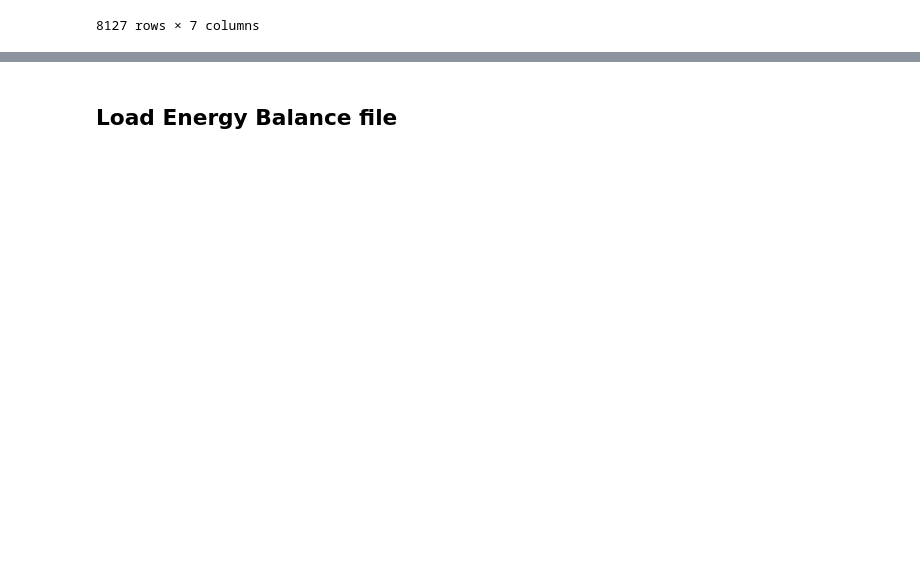
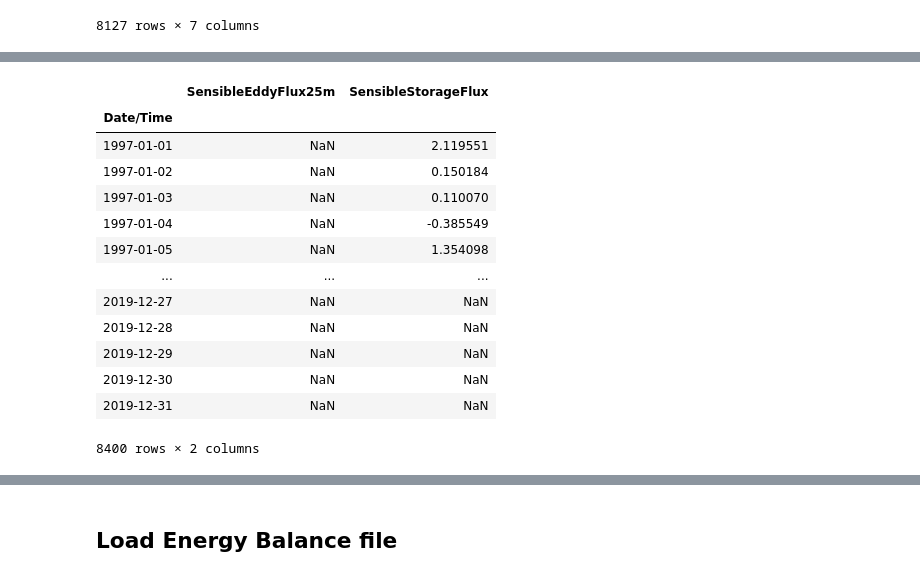
Before and after one commit to MESH-Model/MESH_Whitegull, a Jupyter notebook: Code/MESHPostProcess.ipynb, the cells around one changed output, grey strips where cells are left out. Cells and saved outputs as stored; diff of their text form; code cells hidden in the pictures; blank space fills up the shorter version.

```diff
--- a/Code/MESHPostProcess.ipynb
+++ b/Code/MESHPostProcess.ipynb
@@ -444,0 +492,48 @@ soilT
+# %%
+# Put all the observed Soil Temp data in one dataframe
+
+for f in pathlistQH:
+    nameQH = f
+    start = nameQH.find('Sensible')
+    end = nameQH.find('05.')-1
+    nameQH = nameQH[start:end]
+    QHX = pd.read_csv(f, usecols=['Date/Time', 'Value [watt per square meter]'], na_values=["---"])
+    QHX.columns.values[1]=nameQH
+    QHX.index = QHX["Date/Time"]
+    QHX = QHX.drop(columns="Date/Time")
+    QH = pd.concat([QH,QHX.iloc[:,0]], axis=1)
+
+for f in pathlistQL:
+    nameQL = f
+    start = nameQL.find('Latent')
+    end = nameQL.find('05.')-1
+    nameQL = nameQL[start:end]
+    QLX = pd.read_csv(f, usecols=['Date/Time', 'Value [watt per square meter]'], na_values=["---"])
+    QLX.columns.values[1]=nameQL
+    QLX.index = QLX["Date/Time"]
+    QLX = QLX.drop(columns="Date/Time")
+    QL = pd.concat([QL,QLX.iloc[:,0]], axis=1)
+
+QH['Date/Time'] = QH.index
+QH.index = pd.to_datetime(QH.index)
+QH = QH.resample('24H').mean()
+
+QL['Date/Time'] = QL.index
+QL.index = pd.to_datetime(QL.index)
+QL = QL.resample('24H').mean()
+QH
+# %% [output]
+|  | SensibleEddyFlux25m | SensibleStorageFlux |
+| Date/Time |  |  |
+| 1997-01-01 | NaN | 2.119551 |
+| 1997-01-02 | NaN | 0.150184 |
+| 1997-01-03 | NaN | 0.110070 |
+| 1997-01-04 | NaN | -0.385549 |
+| 1997-01-05 | NaN | 1.354098 |
+| ... | ... | ... |
+| 2019-12-27 | NaN | NaN |
+| 2019-12-28 | NaN | NaN |
+| 2019-12-29 | NaN | NaN |
+| 2019-12-30 | NaN | NaN |
+| 2019-12-31 | NaN | NaN |
+8400 rows × 2 columns
```
Also changed, not shown: parts of 22 cells of this notebook, 4 other files.
